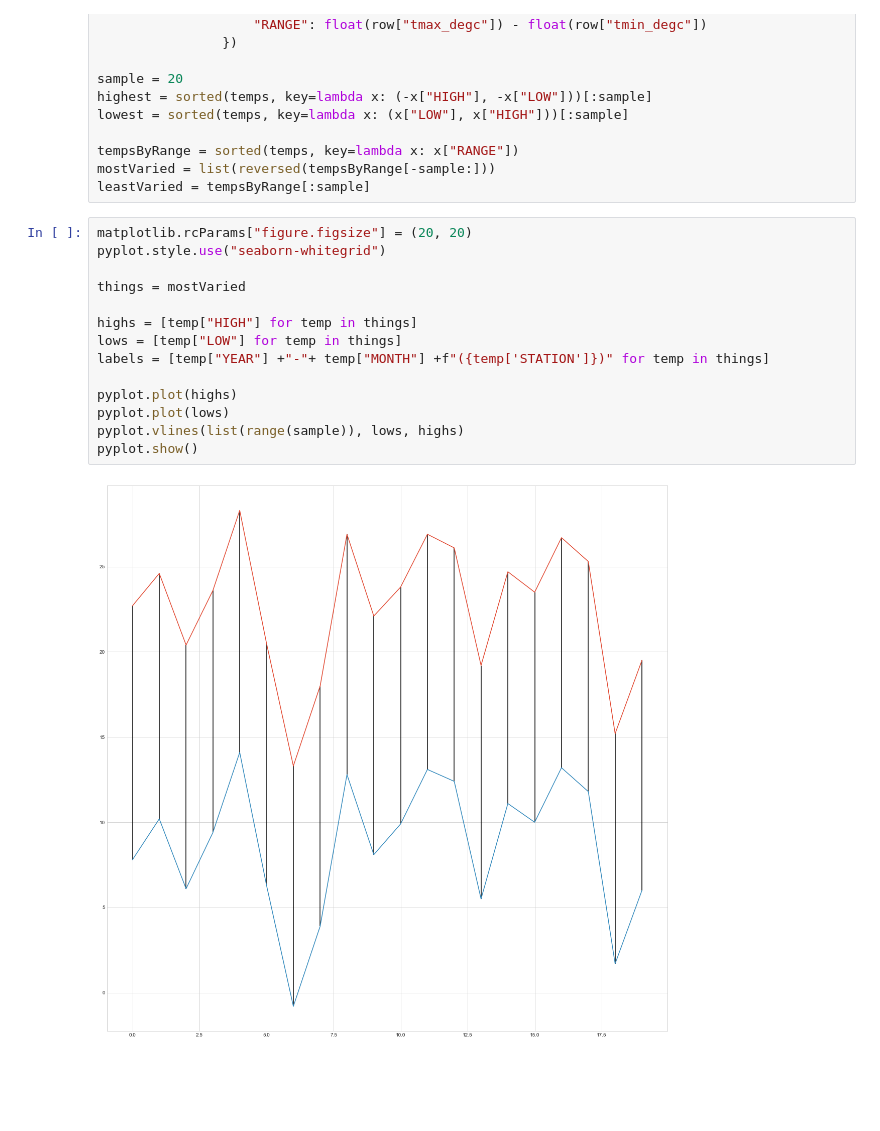
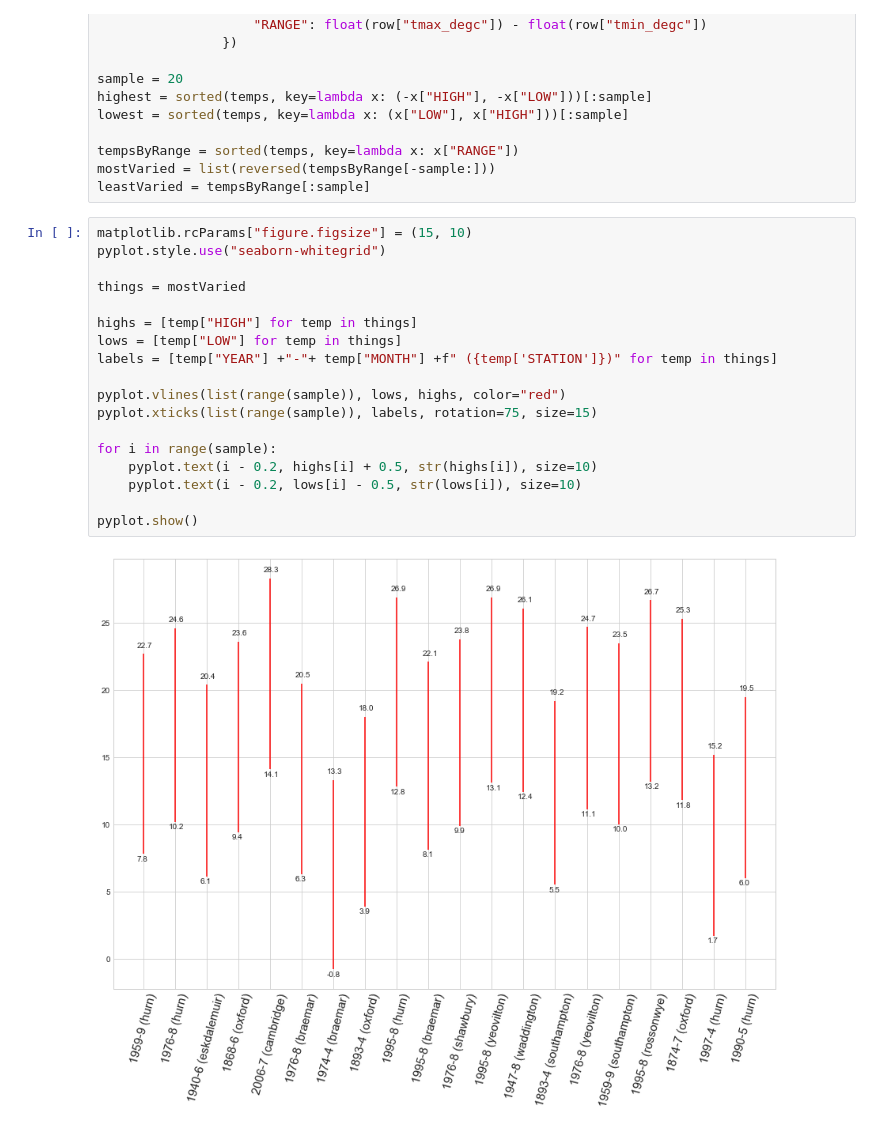
Before and after one commit to DanielJohnBenton/historic-monthly-meteorological-station-data, a Jupyter notebook: src/notes.ipynb, the cells around one changed output. Saved outputs shown, nothing was run; the diff lists cells and outputs as text; blank space fills up the shorter version.

Commit message:
decent graph

```diff
--- a/src/notes.ipynb
+++ b/src/notes.ipynb
@@ -108,18 +108,22 @@ tempsByRange = sorted(temps, key=lambda x: x["RANGE"])
 mostVaried = list(reversed(tempsByRange[-sample:]))
 leastVaried = tempsByRange[:sample]
 # %%
-matplotlib.rcParams["figure.figsize"] = (20, 20)
+matplotlib.rcParams["figure.figsize"] = (15, 10)
 pyplot.style.use("seaborn-whitegrid")
 
 things = mostVaried
 
 highs = [temp["HIGH"] for temp in things]
 lows = [temp["LOW"] for temp in things]
-labels = [temp["YEAR"] +"-"+ temp["MONTH"] +f"({temp['STATION']})" for temp in things]
+labels = [temp["YEAR"] +"-"+ temp["MONTH"] +f" ({temp['STATION']})" for temp in things]
 
-pyplot.plot(highs)
-pyplot.plot(lows)
-pyplot.vlines(list(range(sample)), lows, highs)
+pyplot.vlines(list(range(sample)), lows, highs, color="red")
+pyplot.xticks(list(range(sample)), labels, rotation=75, size=15)
+
+for i in range(sample):
+    pyplot.text(i - 0.2, highs[i] + 0.5, str(highs[i]), size=10)
+    pyplot.text(i - 0.2, lows[i] - 0.5, str(lows[i]), size=10)
+
 pyplot.show()
 # %% [output]
-[figure, old version]
+[figure, new version]
```
